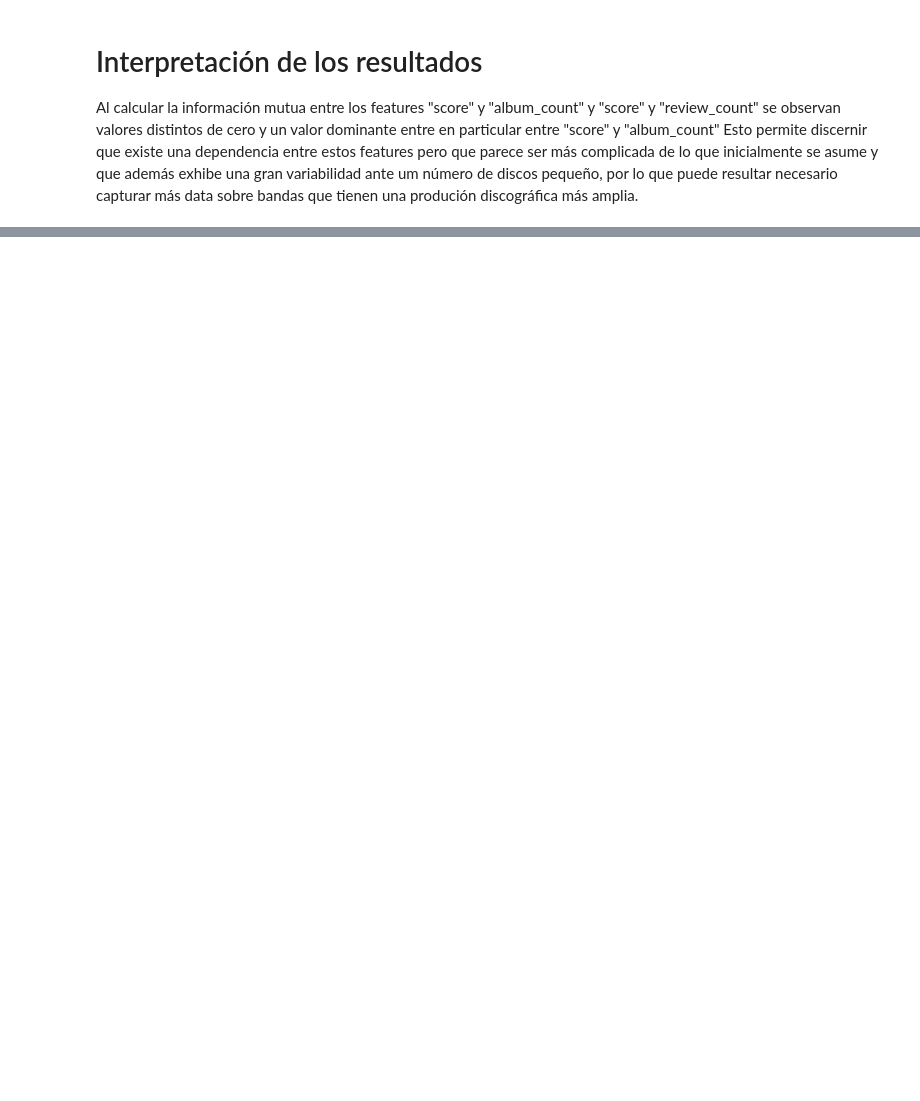
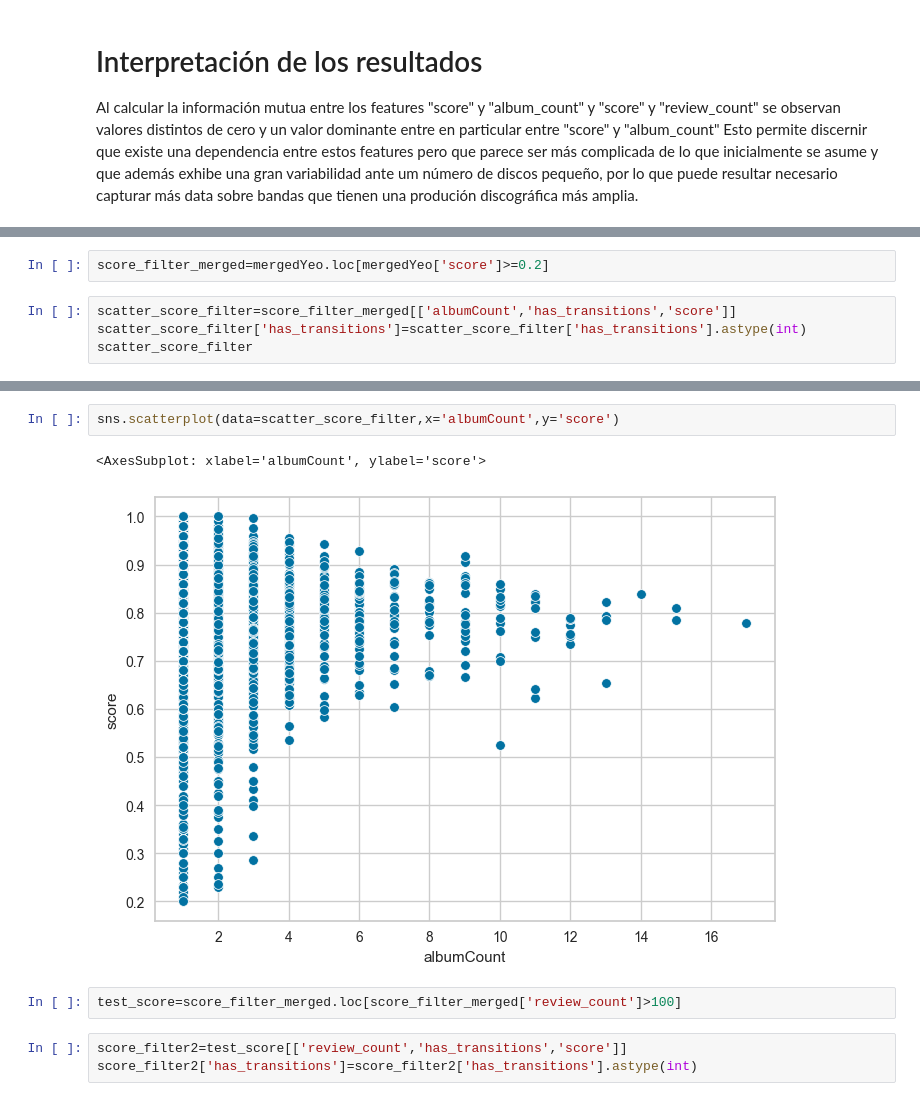
Before and after one commit to chainReactionCol/newRep, a Jupyter notebook: Data_StoryTelling_Sanchez_Ruiz.ipynb, the cells around one changed output, grey strips where cells are left out. Cells and saved outputs as stored; diff of their text form; blank space fills up the shorter version.

```diff
--- a/Data_StoryTelling_Sanchez_Ruiz.ipynb
+++ b/Data_StoryTelling_Sanchez_Ruiz.ipynb
@@ -1035,0 +1039,6 @@ plt.show()
+# %%
+score_filter_merged=mergedYeo.loc[mergedYeo['score']>=0.2]
+# %%
+scatter_score_filter=score_filter_merged[['albumCount','has_transitions','score']]
+scatter_score_filter['has_transitions']=scatter_score_filter['has_transitions'].astype(int)
+scatter_score_filter
@@ -1035,0 +1059,10 @@ plt.show()
+# %%
+sns.scatterplot(data=scatter_score_filter,x='albumCount',y='score')
+# %% [output]
+<AxesSubplot: xlabel='albumCount', ylabel='score'>
+[figure, added]
+# %%
+test_score=score_filter_merged.loc[score_filter_merged['review_count']>100]
+# %%
+score_filter2=test_score[['review_count','has_transitions','score']]
+score_filter2['has_transitions']=score_filter2['has_transitions'].astype(int)
```
Also changed, not shown: parts of 32 cells of this notebook, 4 other files.
